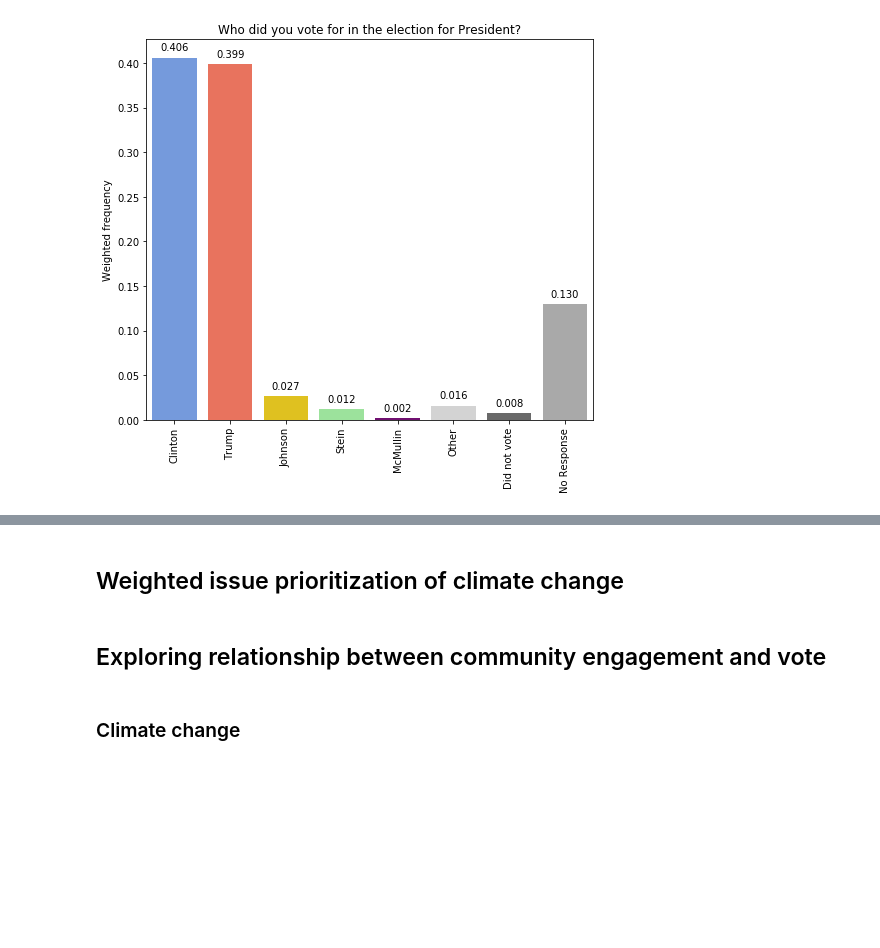
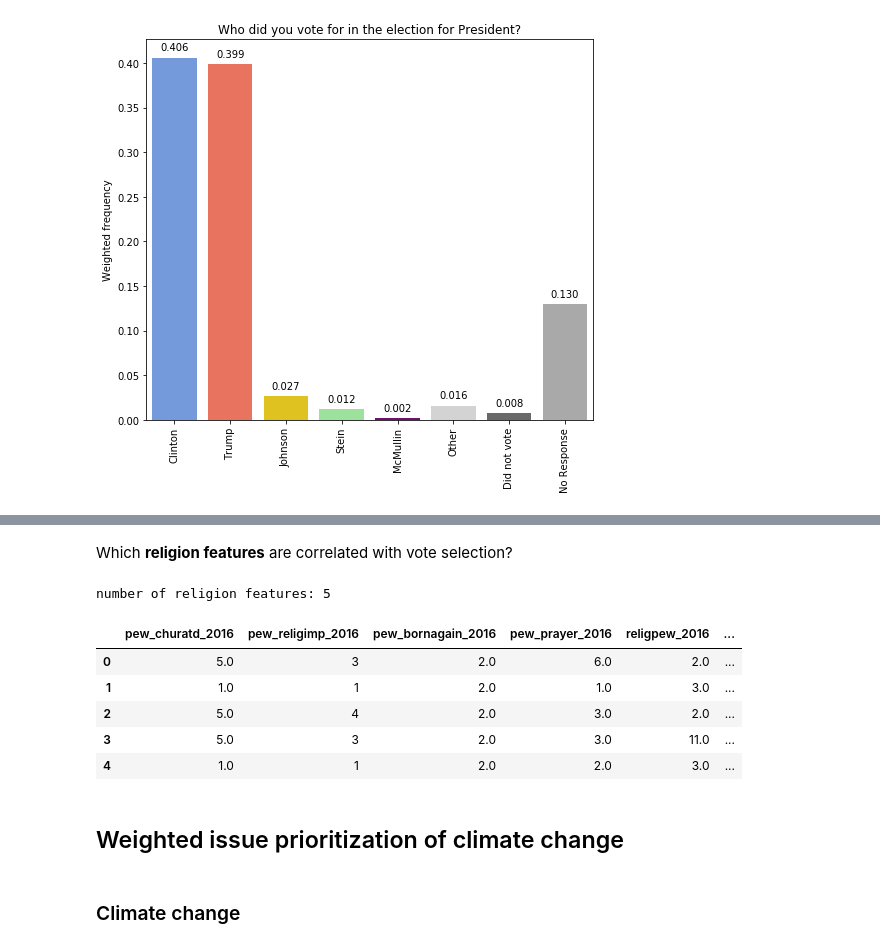
Before and after one commit to ali0003433/predict-by-issue-prioritization, a Jupyter notebook: notebooks/2-al-exploration.ipynb, the cells around one changed output, grey strips where cells are left out. Drawn from its saved outputs; the diff is of its cells as text; code cells hidden in the pictures; blank space fills up the shorter version.

```diff
--- a/notebooks/2-al-exploration.ipynb
+++ b/notebooks/2-al-exploration.ipynb
@@ -70,0 +95,19 @@ df_target_predictors.corr()['presvote16post_2016'].sort_values(ascending=False).
+# %%
+# print list of community engagement column names
+col_list = []
+for i in range(1, 18):
+    col = f'volunteerorg2_{i}_baseline'
+    col_list.append(col)
+
+# selected community engagement fields
+community_list = ['CIVIC_PARTICIPATION_2016',
+             'pew_churatd_2016',
+             'volunteer_baseline',
+             'volunteerf_baseline',
+             'volunteernum_baseline'
+            ]
+
+target = ['presvote16post_2016']
+df_community = df[(col_list + community_list + target)]
+print('number of community features:', len(col_list + community_list))
+df_community.head()
@@ -71,3 +137,23 @@ df_target_predictors.corr()['presvote16post_2016'].sort_values(ascending=False).
+# %% [markdown]
+Which <b>religion features</b> are correlated with vote selection?
+# %%
+religion_list = ['pew_churatd_2016',
+                'pew_religimp_2016',
+                'pew_bornagain_2016',
+                'pew_prayer_2016',
+                'religpew_2016'
+                ]
+print('number of religion features:', len(religion_list))
+df_religion = df[(religion_list + target)]
+df_religion.head()
+# %% [output]
+number of religion features: 5
+|  | pew_churatd_2016 | pew_religimp_2016 | pew_bornagain_2016 | pew_prayer_2016 | religpew_2016 | ... |
+| 0 | 5.0 | 3 | 2.0 | 6.0 | 2.0 | ... |
+| 1 | 1.0 | 1 | 2.0 | 1.0 | 3.0 | ... |
+| 2 | 5.0 | 4 | 2.0 | 3.0 | 2.0 | ... |
+| 3 | 5.0 | 3 | 2.0 | 3.0 | 11.0 | ... |
+| 4 | 1.0 | 1 | 2.0 | 2.0 | 3.0 | ... |
 # %% [markdown]
 ## Weighted issue prioritization of climate change
 # %%
@@ -88,5 +174,3 @@ for p in bplot.patches:
  bplot.annotate(format(p.get_height(), '.3f'), (p.get_x() + p.get_width() / 2., p.get_height()), ha = 'center', va = 'center',
             xytext = (0, 10), textcoords = 'offset points')
 plt.show()
-# %% [markdown]
-## Exploring relationship between community engagement and vote
```
Also changed, not shown: parts of 9 cells of this notebook, 1 other file.
